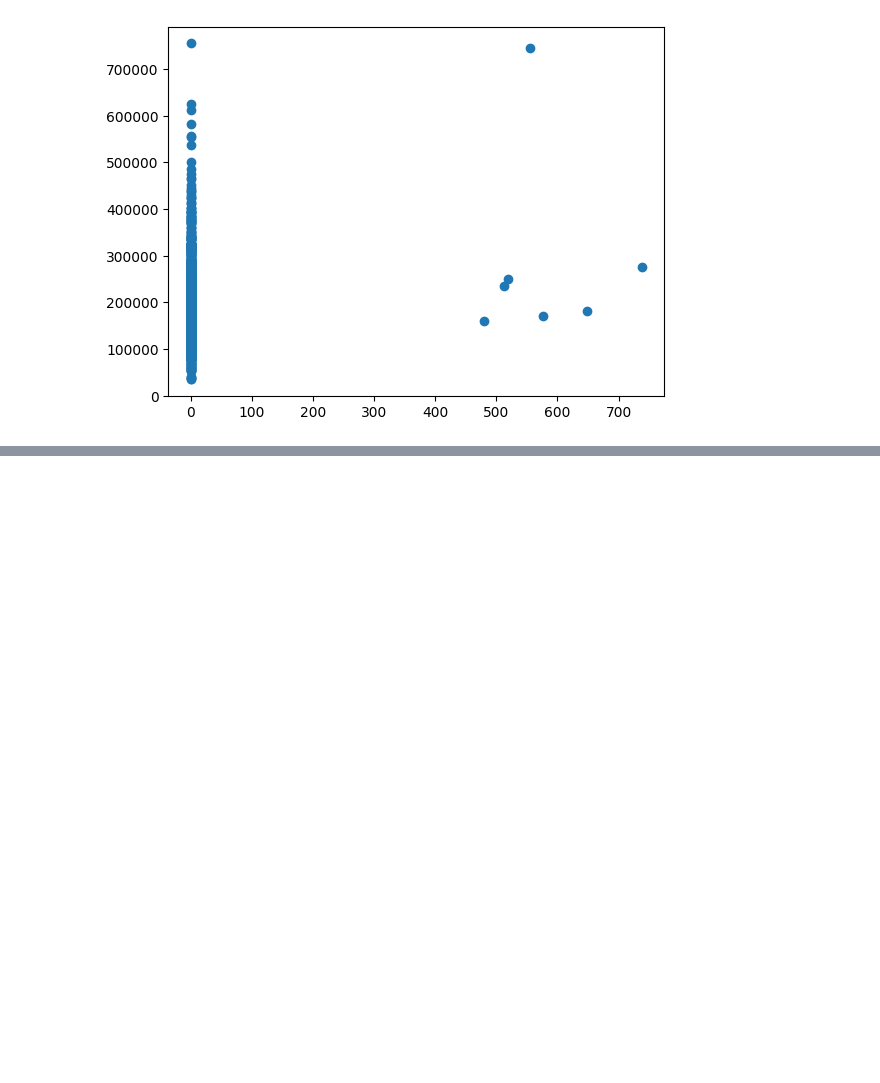
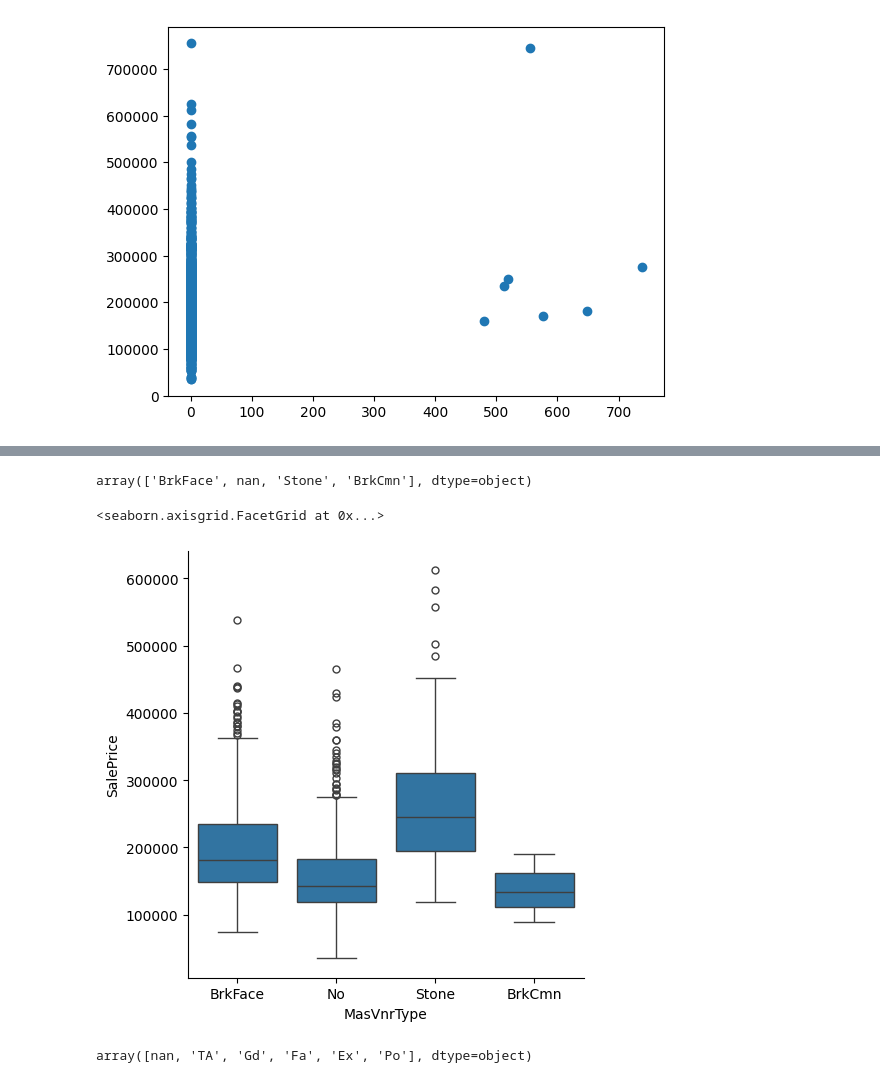
Before and after one commit to Vondent/house-prices-prediction, a Jupyter notebook: house_train.ipynb, the cells around one changed output, grey strips where cells are left out. Drawn from its saved outputs; the diff is of its cells as text; code cells hidden in the pictures; blank space fills up the shorter version.

```diff
--- a/house_train.ipynb
+++ b/house_train.ipynb
@@ -632,0 +703,17 @@ values
+# %%
+train_dat['MasVnrType'].unique()
+# %% [output]
+array(['BrkFace', nan, 'Stone', 'BrkCmn'], dtype=object)
+# %%
+#Replace missing MasVnrType Data for No
+train_dat['MasVnrType'].fillna('No', inplace = True)
+test_dat['MasVnrType'].fillna('No', inplace = True)
+# %%
+sns.catplot(data = train_dat, x = "MasVnrType", y = "SalePrice", kind = "box")
+# %% [output]
+<seaborn.axisgrid.FacetGrid at 0x...>
+[figure, added]
+# %%
+train_dat['FireplaceQu'].unique()
+# %% [output]
+array([nan, 'TA', 'Gd', 'Fa', 'Ex', 'Po'], dtype=object)
```
Also changed, not shown: parts of 64 cells of this notebook.
